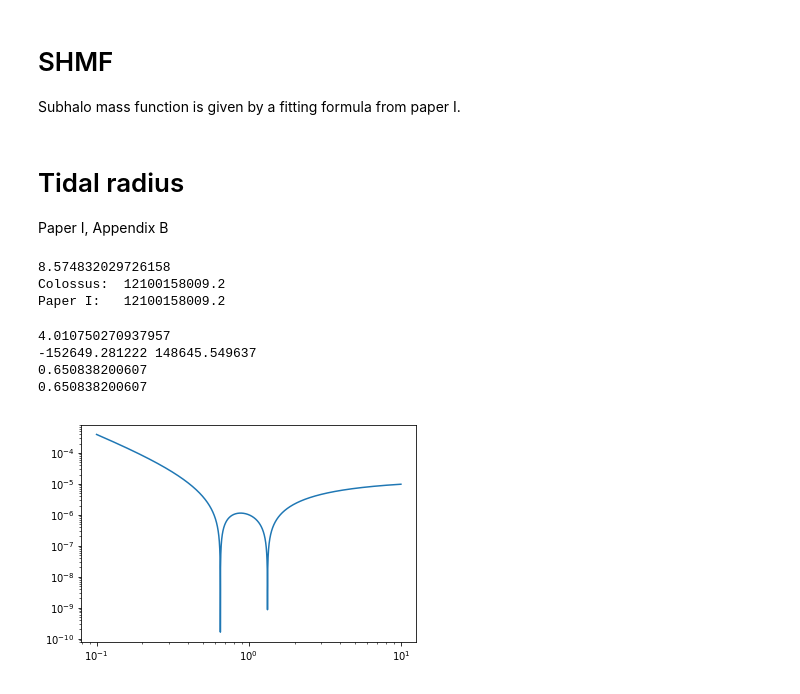
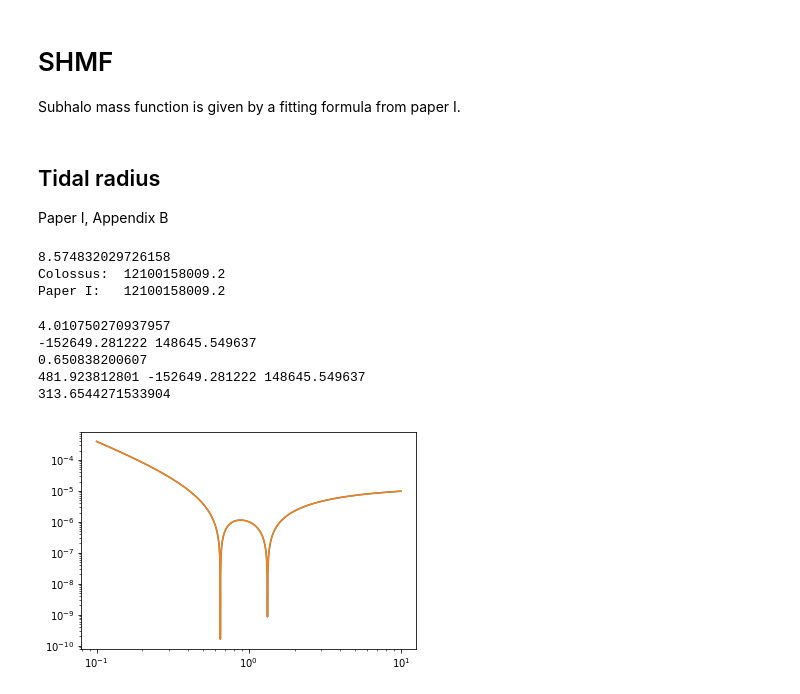
Before and after one commit to lue/halohalo, a Jupyter notebook: Mock_Halo.ipynb, the cells around one changed output. Cells and saved outputs as stored; diff of their text form; code cells hidden in the pictures.

```diff
--- a/Mock_Halo.ipynb
+++ b/Mock_Halo.ipynb
@@ -33,19 +33,19 @@ def M_to_V(M, z, defin='vir'):
 
 Subhalo mass function is given by a fitting formula from paper I.
 # %% [markdown]
-# Tidal radius
+## Tidal radius
 
 Paper I, Appendix B
 # %%
 def p1B2_c(M,z):
     return 4.67/(1.0+z)*(M/1e14)**-0.11
 
-def f(x):
+def fff(x):
     return np.log(1 + x) - x/(1 + x)
 
 def p1B1_M(M, R, z):
     Rvir = M_to_R(M,z,'vir')
-    return M*f(p1B2_c(M,z)*R/Rvir)/f(p1B2_c(M,z))
+    return M*fff(p1B2_c(M,z)*R/Rvir)/fff(p1B2_c(M,z))
 # def p1B6_rt(Rp):
 # %%
 # NFW profile enclosed mass test: Colossus package vs formula from P1
@@ -54,7 +54,7 @@ z=0.5
 c = p1B2_c(M,z)
 print(c)
 profile = NFWProfile(M=M, mdef = 'vir', z = z, c = c)
-Rvir = profile.RDelta(0.0, 'vir')
+Rvir = profile.RDelta(z, 'vir')
 print('Colossus: ', profile.enclosedMass(Rvir))
 
 print('Paper I:  ', p1B1_M(M, Rvir, z=z))
@@ -71,7 +71,7 @@ def p1B4_Phi(M,R,z):
     c = p1B2_c(M,z)
     Rvir = M_to_R(M,z,'vir')
     Vvir = M_to_V(M,z,'vir')
-    return -Vvir**2*np.log(1.0+c*R/Rvir)/(f(c)*R/Rvir)
+    return -Vvir**2*np.log(1.0+c*R/Rvir)/(fff(c)*R/Rvir)
 
 def p1B8_E(M, Rc, z):
     Vc = M_to_Vc(M, Rc, z)
@@ -84,49 +84,51 @@ def p1B9_L(M, Rc, z, eta):
     L = eta*Lc
     return L
 
-def p1B3(R, E, L):
+def p1B3(R, M, E, L):
     return 1.0/R**2 + 2.0 * (p1B4_Phi(M,R,z) - E)/L**2
 
 def fun_Rp(M, Rc, z, eta):
     E = p1B8_E(M, Rc, z)
     L = p1B9_L(M, Rc, z, eta)
-    return brentq(p1B3, Rc/100, Rc+1e-5, args=(E, L))
+    print(Rc, E, L)
+    return bisect(p1B3, Rc/10000, Rc+1e-5, args=(M, E, L))
 
 
 M=1e13
 z=0.5
 c = p1B2_c(M,z)
 print(c)
 profile = NFWProfile(M=M, mdef = 'vir', z = z, c = c)
-Rvir = profile.RDelta(0.0, 'vir')
+Rvir = profile.RDelta(z, 'vir')
 
 Rc = 1.*Rvir
 eta = 0.9
 
 E = p1B8_E(M, Rc, z)
 L = p1B9_L(M, Rc, z, eta)
 print(E,L)
 
 R_list = np.logspace(np.log10(Rvir/10.),np.log10(Rvir*10),10000)
-plt.plot(R_list/Rvir, np.abs(p1B3(R_list, E, L)))
+plt.plot(R_list/Rvir, np.abs(p1B3(R_list, M, E, L)))
 
 def fun(x):
-    return p1B3(x, E, L)
+    return p1B3(x, M, E, L)
 
 print(brentq(fun, Rvir/100, Rc)/Rvir)
-print(rp(M, Rc, z, eta))
+print(fun_Rp(M, Rc, z, eta))
 # plt.plot(R_list/Rvir, np.abs(2*2*(p1B4_Phi(M, R_list, z)-E)/L**2))
 # plt.plot(R_list/Rvir, 1./ R_list**2)
 # plt.plot(R_list/Rvir, 1./ R_list**2+2*2*(p1B4_Phi(M, R_list, z)-E)/L**2)
 plt.xscale('log')
 plt.yscale('log')
 plt.show()
 # %% [output]
 4.010750270937957
 -152649.281222 148645.549637
 0.650838200607
-0.650838200607
+481.923812801 -152649.281222 148645.549637
+313.6544271533904
-[figure, old version]
+[figure, new version]
 # %%
 def p1B6_rt(rt, M, m, Rc, z, eta):
     Rp = fun_Rp(M, Rc, z, eta)
```
Also changed, not shown: parts of 31 cells of this notebook, 18 other files.
